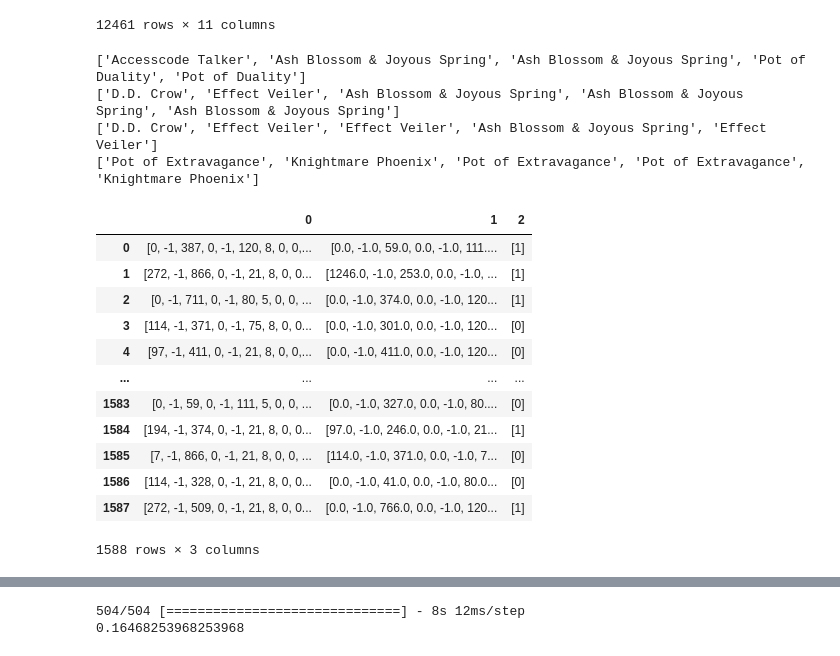
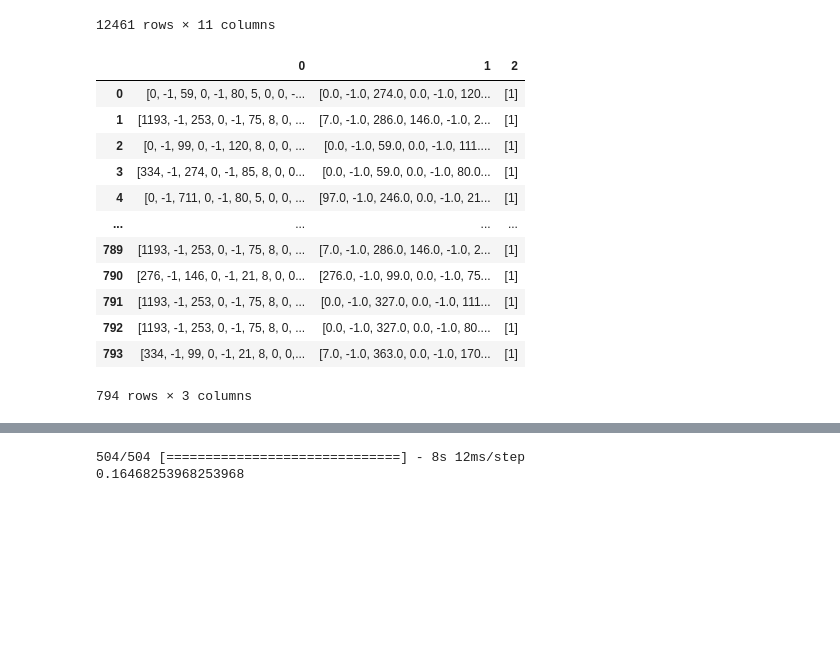
Before and after one commit to X99S5/Transformer_Based_Yugioh_Comparator_Model, a Jupyter notebook: Main.ipynb, the cells around one changed output, grey strips where cells are left out. Saved outputs shown, nothing was run; the diff lists cells and outputs as text; code cells hidden in the pictures; blank space fills up the shorter version.

Commit message:
Testing model with biased dataset

```diff
--- a/Main.ipynb
+++ b/Main.ipynb
@@ -189,51 +186,47 @@ def no_match_generator(length , Deck_Array):
 
 def Dataset_Builder(directory , include_no_match):
     '''Builds a dataset with some specificaiton. This could be a training/validation dataset or a experimentation dataset'''
     altered = Deck_Loader(directory)
     Built_Dataset = []
     for deck_index,deck in enumerate(altered):
 
         for card_index in Sliced_df[Sliced_df['name'].isin(deck)].index.values:
 
             subject_card =  np.concatenate( (Tokenized_sequence_database[card_index] , np.zeros(724)) , axis=None ) # Extends subject to equal length of decider cards
             for _ in range(2):
                 temp = []
                 decider_cards = stitcher(deck_index , altered , True, [])
                 temp.append(decider_cards)
                 temp.append(subject_card)
                 temp.append([1])
                 Built_Dataset.append(temp)
 
 
     if (include_no_match):
         Built_Dataset.extend( no_match_generator(len(Built_Dataset) , altered) )
     random.shuffle(Built_Dataset)
     random.shuffle(Built_Dataset)
     random.shuffle(Built_Dataset)
     return Built_Dataset
 
 
 
-Training_Validation_Dataset = Dataset_Builder('Dataset/Deck_Lists.txt' , True)
+Training_Validation_Dataset = Dataset_Builder('Dataset/Deck_Lists.txt' , False)
 pd.DataFrame(Training_Validation_Dataset)
 # %% [output]
+|  | 0 | 1 | 2 |
+| 0 | [0, -1, 59, 0, -1, 80, 5, 0, 0, -... | [0.0, -1.0, 274.0, 0.0, -1.0, 120... | [1] |
+| 1 | [1193, -1, 253, 0, -1, 75, 8, 0, ... | [7.0, -1.0, 286.0, 146.0, -1.0, 2... | [1] |
+| 2 | [0, -1, 99, 0, -1, 120, 8, 0, 0, ... | [0.0, -1.0, 59.0, 0.0, -1.0, 111.... | [1] |
+| 3 | [334, -1, 274, 0, -1, 85, 8, 0, 0... | [0.0, -1.0, 59.0, 0.0, -1.0, 80.0... | [1] |
+| 4 | [0, -1, 711, 0, -1, 80, 5, 0, 0, ... | [97.0, -1.0, 246.0, 0.0, -1.0, 21... | [1] |
+| ... | ... | ... | ... |
+| 789 | [1193, -1, 253, 0, -1, 75, 8, 0, ... | [7.0, -1.0, 286.0, 146.0, -1.0, 2... | [1] |
+| 790 | [276, -1, 146, 0, -1, 21, 8, 0, 0... | [276.0, -1.0, 99.0, 0.0, -1.0, 75... | [1] |
+| 791 | [1193, -1, 253, 0, -1, 75, 8, 0, ... | [0.0, -1.0, 327.0, 0.0, -1.0, 111... | [1] |
+| 792 | [1193, -1, 253, 0, -1, 75, 8, 0, ... | [0.0, -1.0, 327.0, 0.0, -1.0, 80.... | [1] |
+| 793 | [334, -1, 99, 0, -1, 21, 8, 0, 0,... | [7.0, -1.0, 363.0, 0.0, -1.0, 170... | [1] |
-['Accesscode Talker', 'Ash Blossom & Joyous Spring', 'Ash Blossom & Joyous Spring', 'Pot of Duality', 'Pot of Duality']
-['D.D. Crow', 'Effect Veiler', 'Ash Blossom & Joyous Spring', 'Ash Blossom & Joyous Spring', 'Ash Blossom & Joyous Spring']
-['D.D. Crow', 'Effect Veiler', 'Effect Veiler', 'Ash Blossom & Joyous Spring', 'Effect Veiler']
-['Pot of Extravagance', 'Knightmare Phoenix', 'Pot of Extravagance', 'Pot of Extravagance', 'Knightmare Phoenix']
+794 rows × 3 columns
-|  | 0 | 1 | 2 |
-| 0 | [0, -1, 387, 0, -1, 120, 8, 0, 0,... | [0.0, -1.0, 59.0, 0.0, -1.0, 111.... | [1] |
-| 1 | [272, -1, 866, 0, -1, 21, 8, 0, 0... | [1246.0, -1.0, 253.0, 0.0, -1.0, ... | [1] |
-| 2 | [0, -1, 711, 0, -1, 80, 5, 0, 0, ... | [0.0, -1.0, 374.0, 0.0, -1.0, 120... | [1] |
-| 3 | [114, -1, 371, 0, -1, 75, 8, 0, 0... | [0.0, -1.0, 301.0, 0.0, -1.0, 120... | [0] |
-| 4 | [97, -1, 411, 0, -1, 21, 8, 0, 0,... | [0.0, -1.0, 411.0, 0.0, -1.0, 120... | [0] |
-| ... | ... | ... | ... |
-| 1583 | [0, -1, 59, 0, -1, 111, 5, 0, 0, ... | [0.0, -1.0, 327.0, 0.0, -1.0, 80.... | [0] |
-| 1584 | [194, -1, 374, 0, -1, 21, 8, 0, 0... | [97.0, -1.0, 246.0, 0.0, -1.0, 21... | [1] |
-| 1585 | [7, -1, 866, 0, -1, 21, 8, 0, 0, ... | [114.0, -1.0, 371.0, 0.0, -1.0, 7... | [0] |
-| 1586 | [114, -1, 328, 0, -1, 21, 8, 0, 0... | [0.0, -1.0, 41.0, 0.0, -1.0, 80.0... | [0] |
-| 1587 | [272, -1, 509, 0, -1, 21, 8, 0, 0... | [0.0, -1.0, 766.0, 0.0, -1.0, 120... | [1] |
-1588 rows × 3 columns
 # %%
 # create a experimentation decklist with same format and push it to builder to build out a dataset. Put sequences into the sequence to text converters to see relation table with names.
 # See how accurate model is at predicting card relations withing a deck -> It should predict most cards as 1.
```
Also changed, not shown: parts of 12 cells of this notebook.
